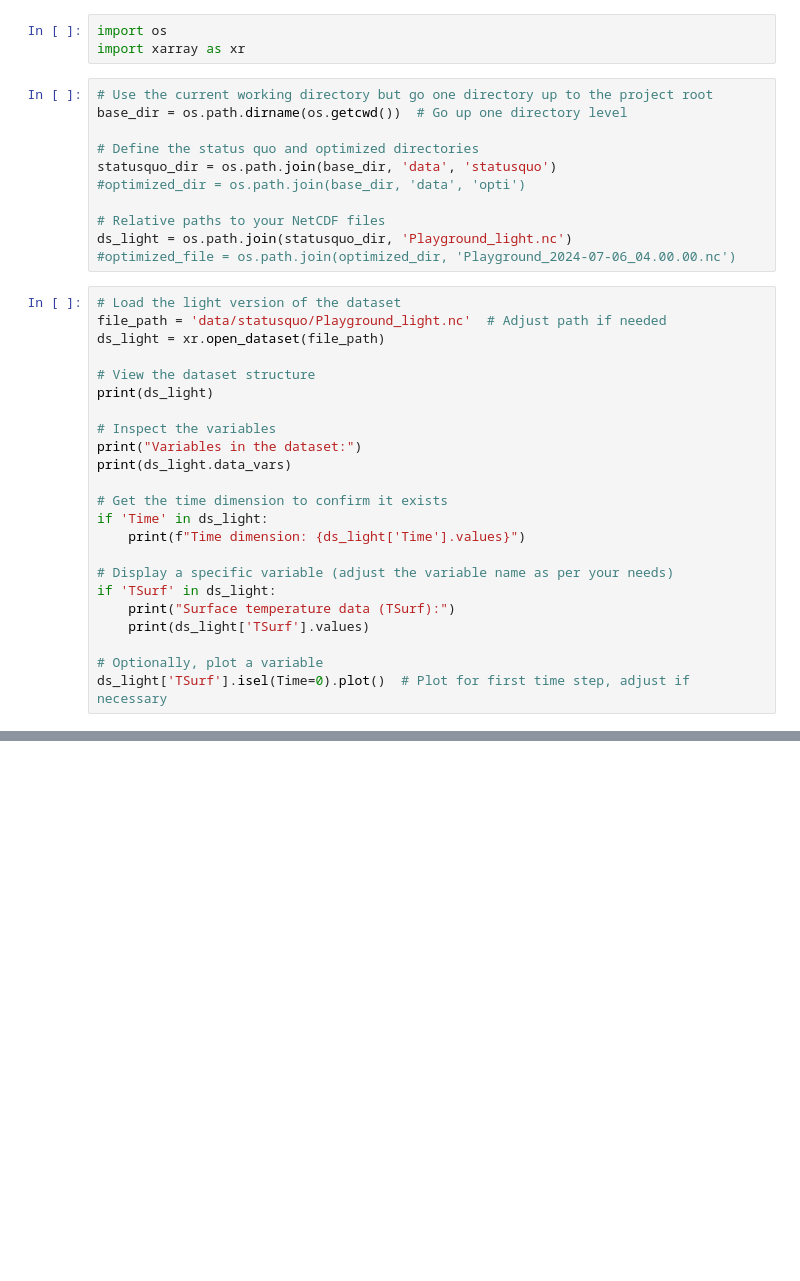
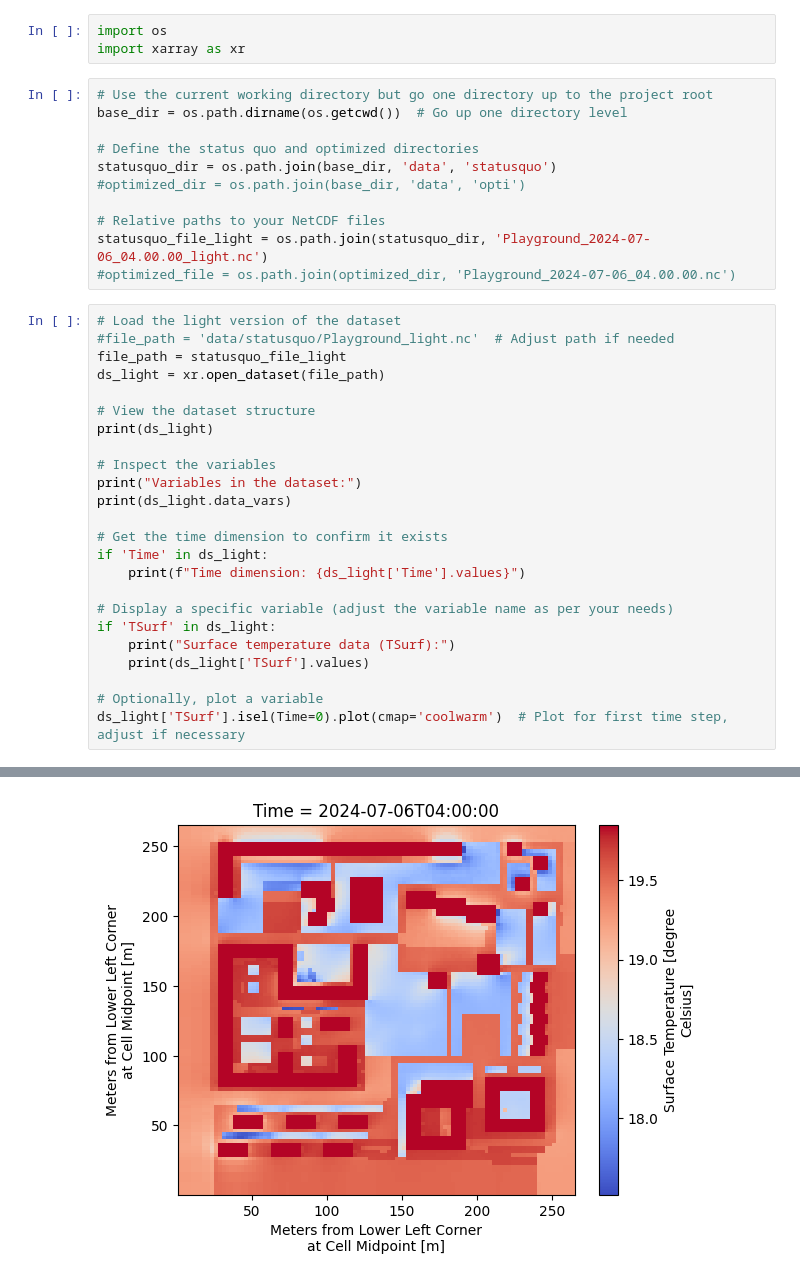
Before and after one commit to Ekaterina-Vititneva/microclimate-simulation, a Jupyter notebook: notebooks/data_exploration_light.ipynb, the cells around one changed output, grey strips where cells are left out. Saved outputs shown, nothing was run; the diff lists cells and outputs as text; blank space fills up the shorter version.

```diff
--- a/notebooks/data_exploration_light.ipynb
+++ b/notebooks/data_exploration_light.ipynb
@@ -10,11 +10,12 @@ statusquo_dir = os.path.join(base_dir, 'data', 'statusquo')
 #optimized_dir = os.path.join(base_dir, 'data', 'opti')
 
 # Relative paths to your NetCDF files
-ds_light = os.path.join(statusquo_dir, 'Playground_light.nc')
+statusquo_file_light = os.path.join(statusquo_dir, 'Playground_2024-07-06_04.00.00_light.nc')
 #optimized_file = os.path.join(optimized_dir, 'Playground_2024-07-06_04.00.00.nc')
 # %%
 # Load the light version of the dataset
-file_path = 'data/statusquo/Playground_light.nc'  # Adjust path if needed
+#file_path = 'data/statusquo/Playground_light.nc'  # Adjust path if needed
+file_path = statusquo_file_light
 ds_light = xr.open_dataset(file_path)
 
 # View the dataset structure
@@ -34,5 +35,5 @@ if 'TSurf' in ds_light:
     print(ds_light['TSurf'].values)
 
 # Optionally, plot a variable
-ds_light['TSurf'].isel(Time=0).plot()  # Plot for first time step, adjust if necessary
+ds_light['TSurf'].isel(Time=0).plot(cmap='coolwarm')  # Plot for first time step, adjust if necessary
 # %% [output]
@@ -39,0 +58 @@ FileNotFoundError: [Errno 2] No such file or directory: 'c:\\GIT\\microclimate-s
+[figure, added]
```
Also changed, not shown: parts of 1 cell of this notebook, 3 other files.
